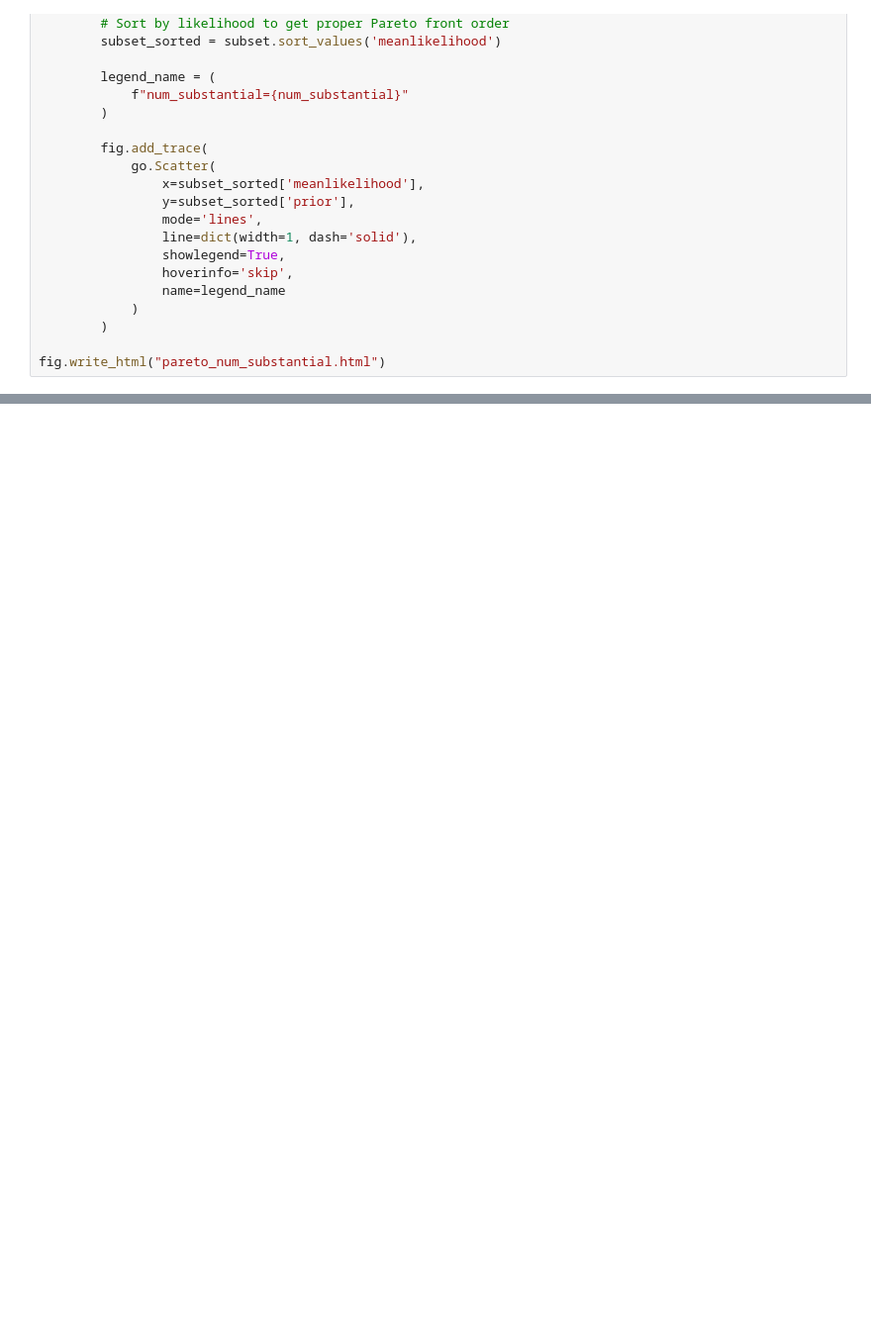
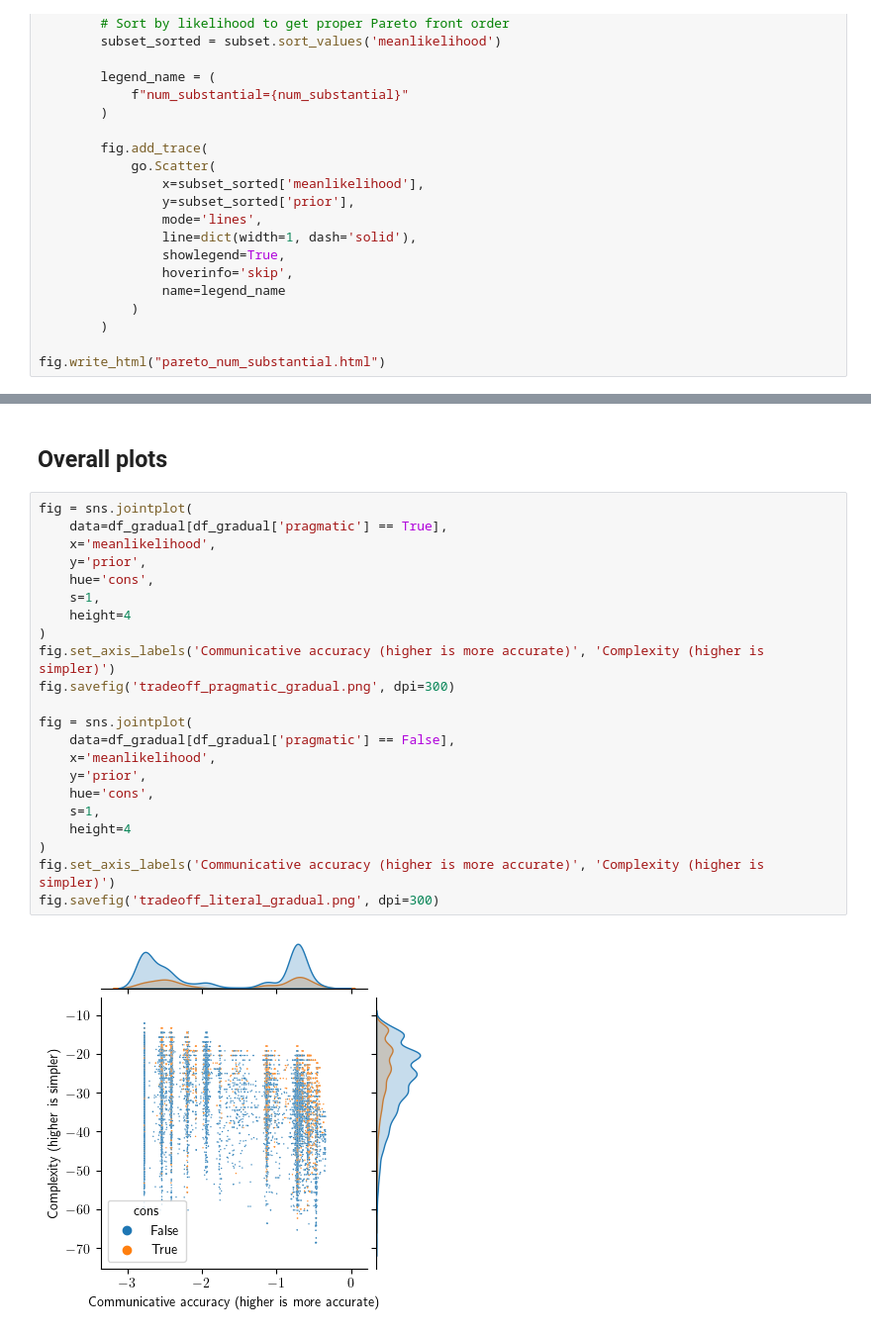
Before and after one commit to thelogicalgrammar/compositionalModes, a Jupyter notebook: analysis/quantifiers/analysis.ipynb, the cells around one changed output, grey strips where cells are left out. Shown at 99% size. Saved outputs shown, nothing was run; the diff lists cells and outputs as text; blank space fills up the shorter version.

```diff
--- a/analysis/quantifiers/analysis.ipynb
+++ b/analysis/quantifiers/analysis.ipynb
@@ -938,0 +1032,26 @@ fig.write_html("pareto_num_substantial.html")
+# %% [markdown]
+## Overall plots
+# %%
+fig = sns.jointplot(
+    data=df_gradual[df_gradual['pragmatic'] == True],
+    x='meanlikelihood',
+    y='prior',
+    hue='cons',
+    s=1,
+    height=4
+)
+fig.set_axis_labels('Communicative accuracy (higher is more accurate)', 'Complexity (higher is simpler)')
+fig.savefig('tradeoff_pragmatic_gradual.png', dpi=300)
+
+fig = sns.jointplot(
+    data=df_gradual[df_gradual['pragmatic'] == False],
+    x='meanlikelihood',
+    y='prior',
+    hue='cons',
+    s=1,
+    height=4
+)
+fig.set_axis_labels('Communicative accuracy (higher is more accurate)', 'Complexity (higher is simpler)')
+fig.savefig('tradeoff_literal_gradual.png', dpi=300)
+# %% [output]
+[figure, added]
```
Also changed, not shown: parts of 24 cells of this notebook, 39 other files.
